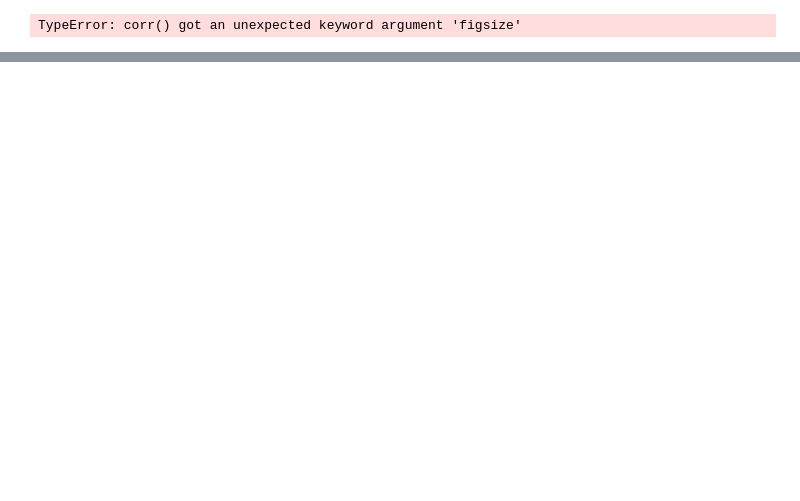
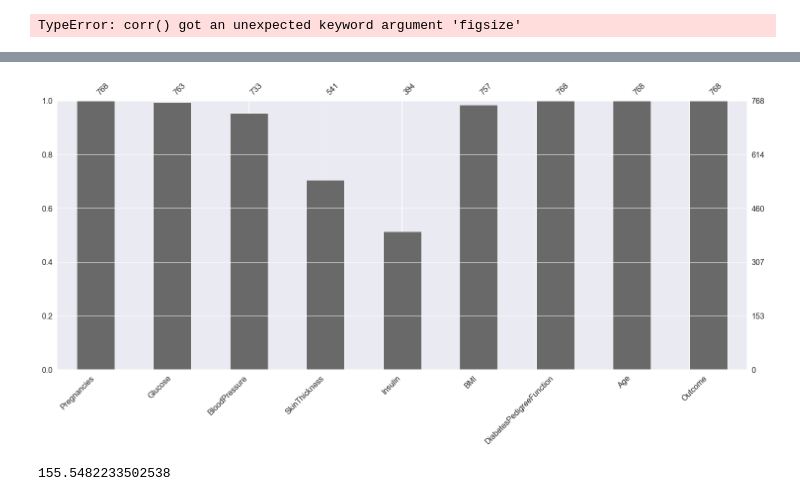
Before and after one commit to Wamuza1/Diabetes-Prediction-Analysis, a Jupyter notebook: Ins_Logistic_Regression.ipynb, the cells around one changed output, grey strips where cells are left out. Cells and saved outputs as stored; diff of their text form; code cells hidden in the pictures; blank space fills up the shorter version.

Commit message:
missing values

```diff
--- a/Ins_Logistic_Regression.ipynb
+++ b/Ins_Logistic_Regression.ipynb
@@ -150,0 +193,4 @@ TypeError: corr() got an unexpected keyword argument 'figsize'
+# %%
+# replace 0 with NAN
+df_copy = df.copy()
+df_copy[['Glucose','BloodPressure','SkinThickness','Insulin','BMI']] = diabetes_df_copy[['Glucose','BloodPressure','SkinThickness','Insulin','BMI']].replace(0,np.NaN)
@@ -150,0 +212,9 @@ TypeError: corr() got an unexpected keyword argument 'figsize'
+# %%
+import missingno as msno
+msno.bar(df_copy);
+# %% [output]
+[figure, added]
+# %%
+df_copy['Insulin'].mean()
+# %% [output]
+155.5482233502538
```
Also changed, not shown: parts of 17 cells of this notebook.
